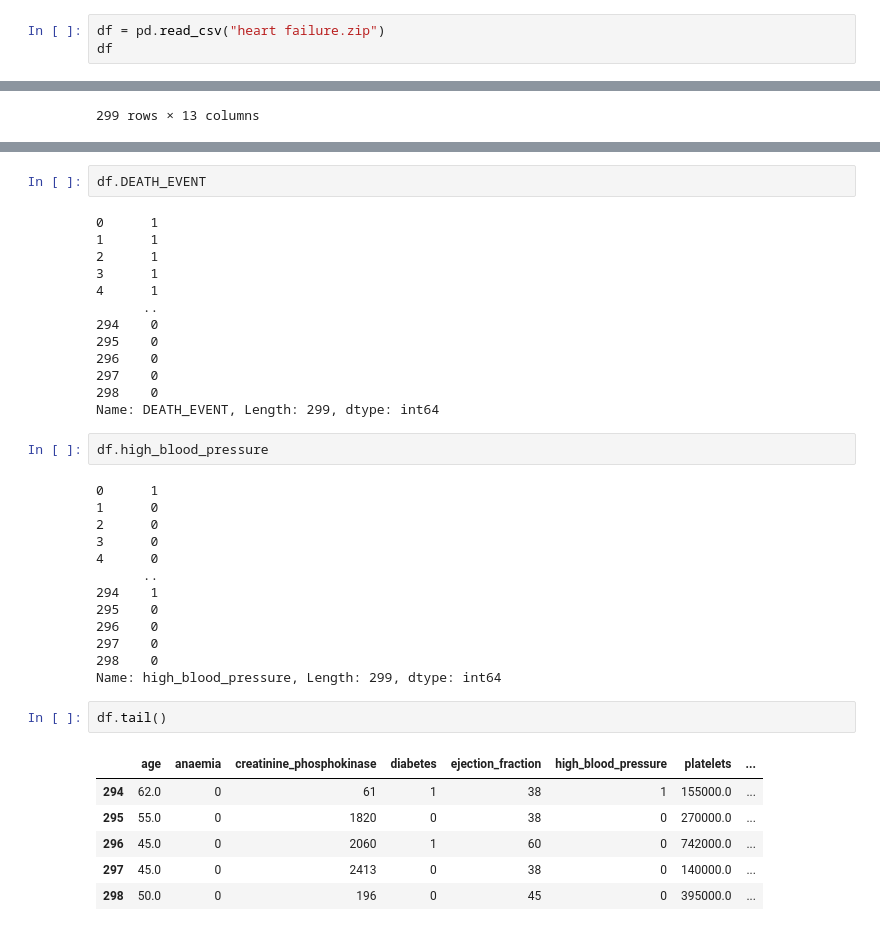
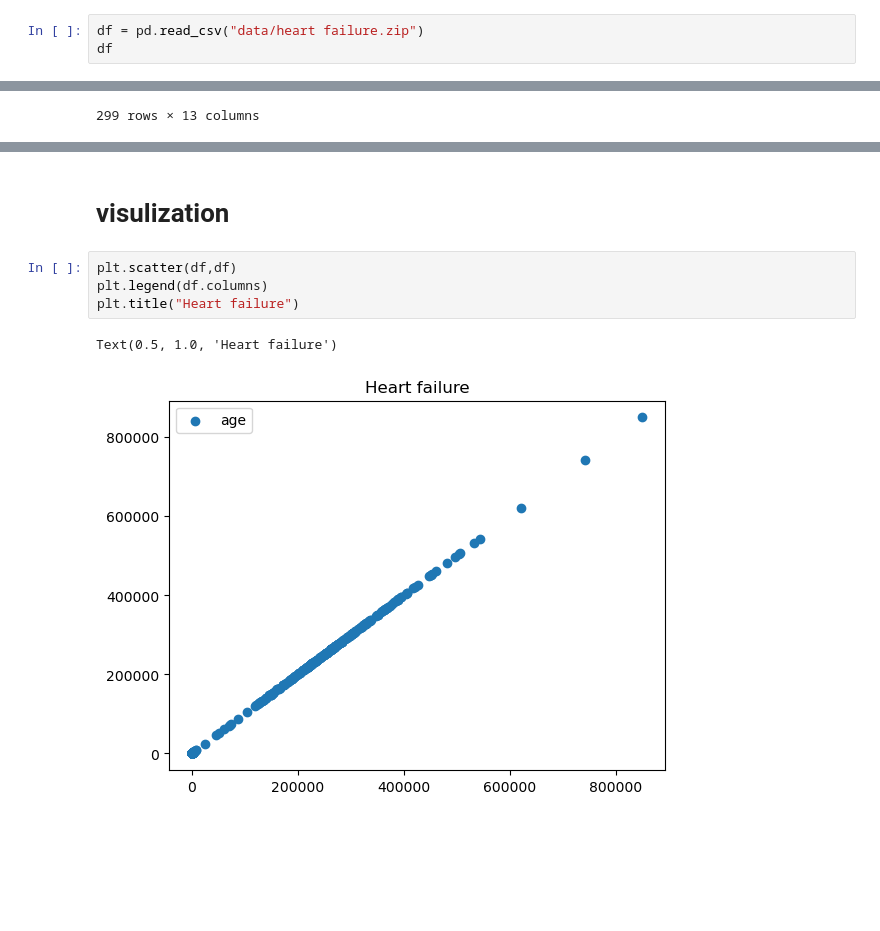
Before and after one commit to ZiaUlAinAamir/AI-with-navttc, a Jupyter notebook: heart failur-Copy1.ipynb, the cells around one changed output, grey strips where cells are left out. Saved outputs shown, nothing was run; the diff lists cells and outputs as text; blank space fills up the shorter version.

```diff
--- a/heart failur-Copy1.ipynb
+++ b/heart failur-Copy1.ipynb
@@ -9,5 +21,5 @@ import matplotlib.pyplot as plt
 # %%
-df = pd.read_csv("heart failure.zip")
+df = pd.read_csv("data/heart failure.zip")
 df
 # %% [output]
 |  | age | anaemia | creatinine_phosphokinase | diabetes | ejection_fraction | high_blood_pressure | platelets | ... |
@@ -69,39 +72,9 @@ plt.show()
-# %%
-df.DEATH_EVENT
-# %% [output]
-0      1
-1      1
-2      1
-3      1
-4      1
-      ..
-294    0
-295    0
-296    0
-297    0
-298    0
-Name: DEATH_EVENT, Length: 299, dtype: int64
+# %% [markdown]
+# visulization
 # %%
-df.high_blood_pressure
+plt.scatter(df,df)
+plt.legend(df.columns)
+plt.title("Heart failure")
 # %% [output]
-0      1
-1      0
-2      0
-3      0
-4      0
-      ..
-294    1
-295    0
-296    0
-297    0
-298    0
-Name: high_blood_pressure, Length: 299, dtype: int64
+Text(0.5, 1.0, 'Heart failure')
+[figure, added]
-# %%
-df.tail()
-# %% [output]
-|  | age | anaemia | creatinine_phosphokinase | diabetes | ejection_fraction | high_blood_pressure | platelets | ... |
-| 294 | 62.0 | 0 | 61 | 1 | 38 | 1 | 155000.0 | ... |
-| 295 | 55.0 | 0 | 1820 | 0 | 38 | 0 | 270000.0 | ... |
-| 296 | 45.0 | 0 | 2060 | 1 | 60 | 0 | 742000.0 | ... |
-| 297 | 45.0 | 0 | 2413 | 0 | 38 | 0 | 140000.0 | ... |
-| 298 | 50.0 | 0 | 196 | 0 | 45 | 0 | 395000.0 | ... |
```
Also changed, not shown: parts of 16 cells of this notebook, 4 other files.
